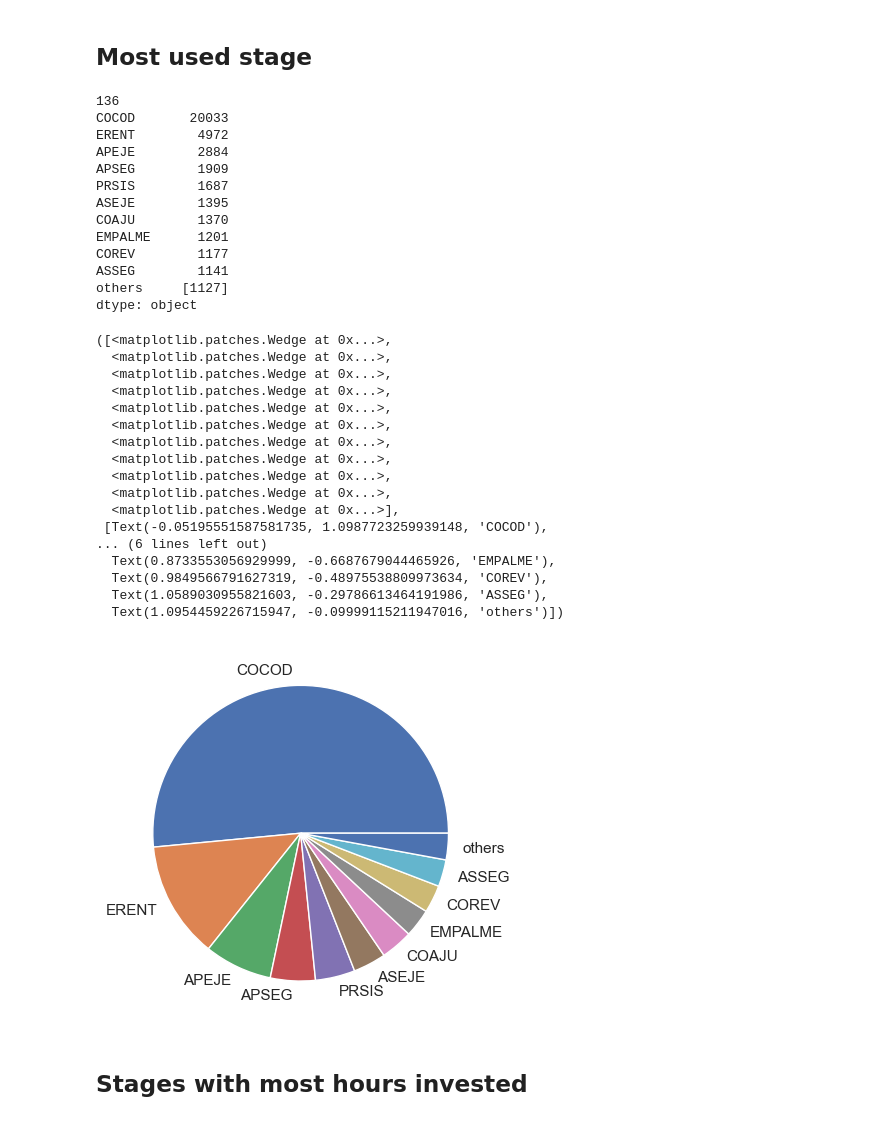
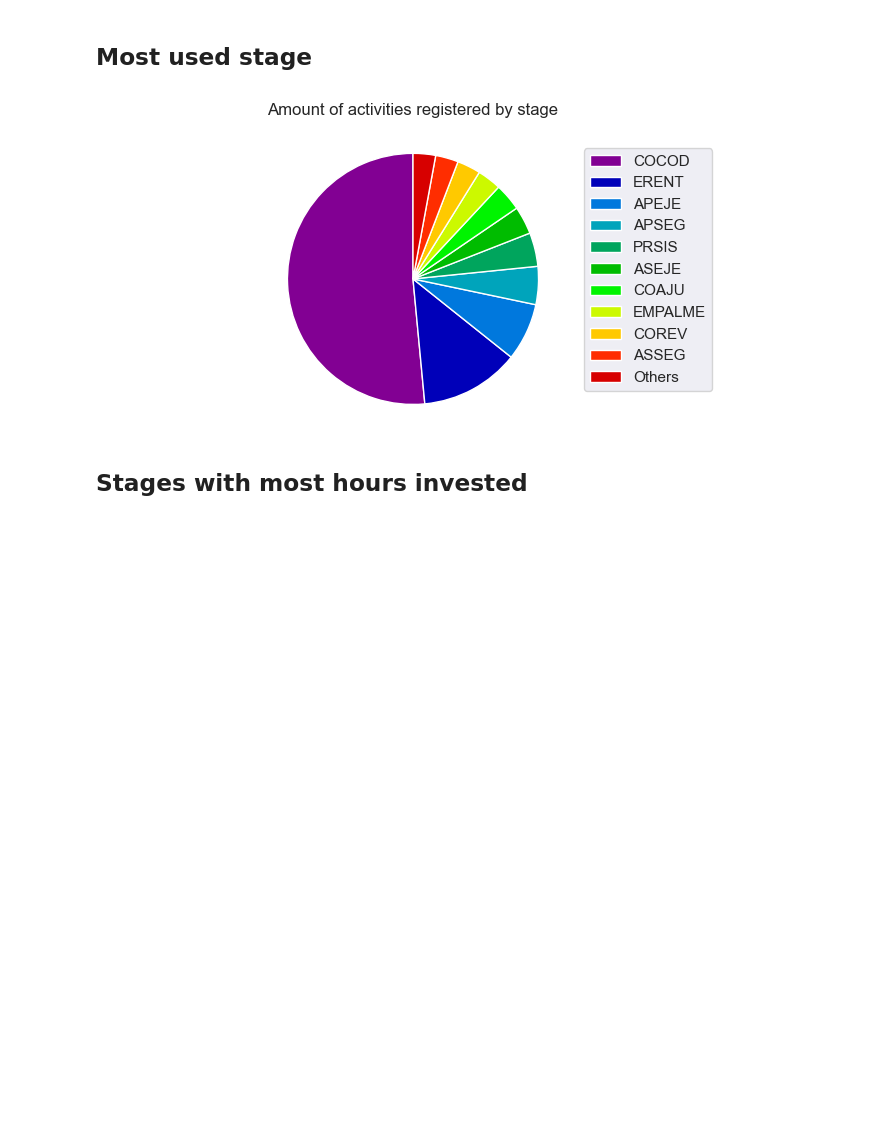
Before and after one commit to jrsalgadoASW/hw4_ares, a Jupyter notebook: model_creation.ipynb, the cells around one changed output. Drawn from its saved outputs; the diff is of its cells as text; code cells hidden in the pictures; blank space fills up the shorter version.

Commit message:
Some graphics look cool now

```diff
--- a/model_creation.ipynb
+++ b/model_creation.ipynb
@@ -106,50 +106,27 @@ data
 # %%
 #count each stage occurance
 counts = data["CODIGO_ETAPA"].value_counts().sort_values(ascending=False)
-print(counts.shape[0])
+#print(counts.shape[0])
 top_ten_counts = counts[:10]
 below_top_ten_count = counts[10:]
-others = pd.Series({"others": below_top_ten_count[0].cumsum()})
+Number_of_colors=11
+plt.rcParams["figure.figsize"] = [6.50, 3.50]
+plt.rcParams["figure.autolayout"] = True
+palette = sns.color_palette('nipy_spectral',Number_of_colors)
+others = pd.Series({"Others": below_top_ten_count[0].cumsum()[0]})
 top_ten_and_others = top_ten_counts.append(others)
-print(top_ten_and_others)
+#print(top_ten_and_others)
 # top_ten_counts_by_stage = top_ten_counts.groupby(["CODIGO_ETAPA"])
 # print(top_ten_counts_by_stage)
-
-
-
-plt.pie( x=top_ten_and_others, labels=top_ten_and_others.keys())
+#plt.pie( x=top_ten_and_others, labels=top_ten_and_others.keys(),colors=palette)
+patches, texts = plt.pie(top_ten_and_others, colors=palette, startangle=90)
+plt.legend(patches, top_ten_and_others.keys(), loc="best")
+plt.title('Amount of activities registered by stage\n')
+plt.axis('equal')
+plt.tight_layout()
+plt.show()
 # %% [output]
-136
-COCOD       20033
-ERENT        4972
-APEJE        2884
-APSEG        1909
-PRSIS        1687
-ASEJE        1395
-COAJU        1370
-EMPALME      1201
-COREV        1177
-ASSEG        1141
-others     [1127]
-dtype: object
-([<matplotlib.patches.Wedge at 0x...>,
-  <matplotlib.patches.Wedge at 0x...>,
-  <matplotlib.patches.Wedge at 0x...>,
-  <matplotlib.patches.Wedge at 0x...>,
-  <matplotlib.patches.Wedge at 0x...>,
-  <matplotlib.patches.Wedge at 0x...>,
-  <matplotlib.patches.Wedge at 0x...>,
-  <matplotlib.patches.Wedge at 0x...>,
-  <matplotlib.patches.Wedge at 0x...>,
-  <matplotlib.patches.Wedge at 0x...>,
-  <matplotlib.patches.Wedge at 0x...>],
- [Text(-0.05195551587581735, 1.0987723259939148, 'COCOD'),
-... (6 lines left out)
-  Text(0.8733553056929999, -0.6687679044465926, 'EMPALME'),
-  Text(0.9849566791627319, -0.48975538809973634, 'COREV'),
-  Text(1.0589030955821603, -0.29786613464191986, 'ASSEG'),
-  Text(1.0954459226715947, -0.09999115211947016, 'others')])
-[figure, old version]
+[figure, new version]
 # %% [markdown]
 ## Stages with most hours invested
 # %%
```
Also changed, not shown: parts of 9 cells of this notebook.
